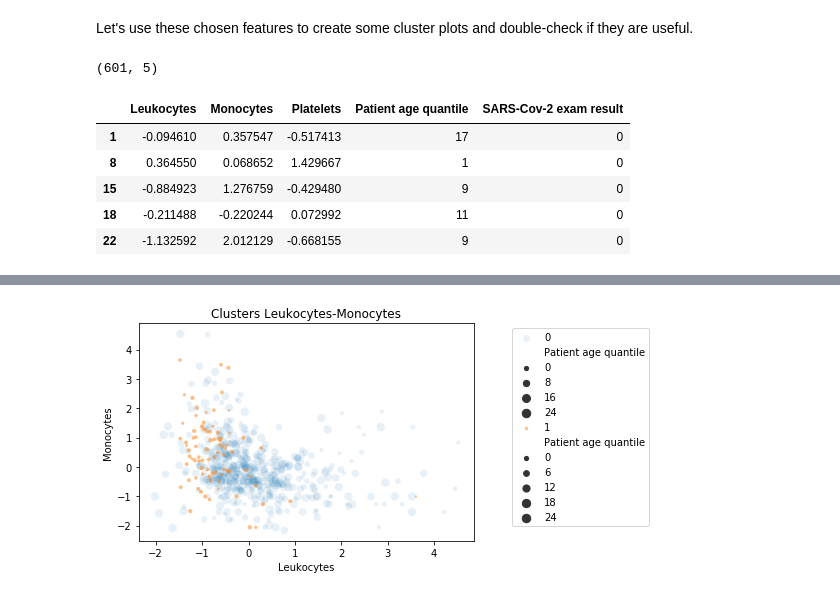
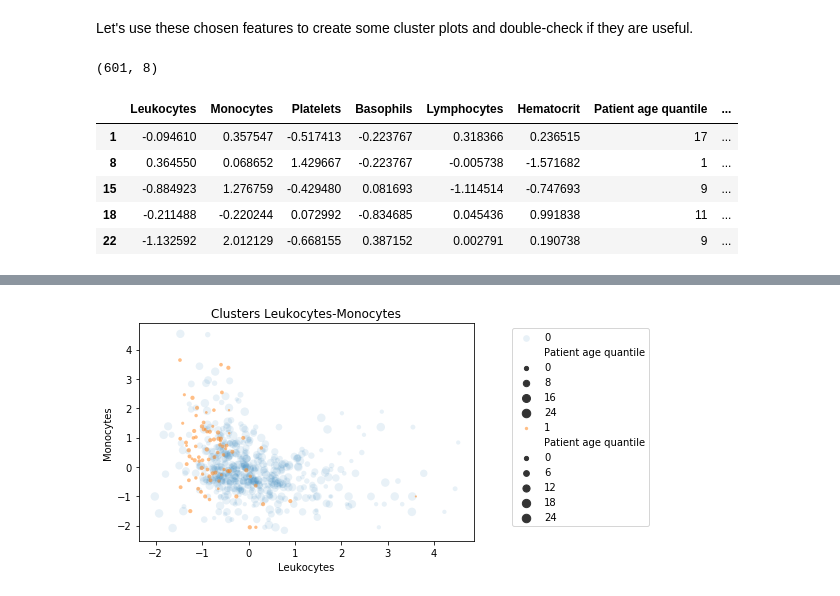
Before and after one commit to diogodutra/COVID-19-Albert_Eintein, a Jupyter notebook: COVID-19_Albert_Einstein.ipynb, the cells around one changed output, grey strips where cells are left out. Cells and saved outputs as stored; diff of their text form; code cells hidden in the pictures.

```diff
--- a/COVID-19_Albert_Einstein.ipynb
+++ b/COVID-19_Albert_Einstein.ipynb
@@ -273,23 +293,28 @@ Let's use these chosen features to create some cluster plots and double-check if
 # %%
 features_covid = [
     'Leukocytes',
     'Monocytes',
     'Platelets',
+    'Basophils',
+    'Lymphocytes',
+    'Hematocrit',
     'Patient age quantile',
 ]
 
 dat = data[features_covid + [label,]].dropna()
 
+dat.loc[:, label] = [1 if y=='positive' else 0 for y in dat[label]]
+
 print(dat.shape)
 dat.head()
 # %% [output]
-(601, 5)
+(601, 8)
-|  | Leukocytes | Monocytes | Platelets | Patient age quantile | SARS-Cov-2 exam result |
-| 1 | -0.094610 | 0.357547 | -0.517413 | 17 | 0 |
-| 8 | 0.364550 | 0.068652 | 1.429667 | 1 | 0 |
-| 15 | -0.884923 | 1.276759 | -0.429480 | 9 | 0 |
-| 18 | -0.211488 | -0.220244 | 0.072992 | 11 | 0 |
-| 22 | -1.132592 | 2.012129 | -0.668155 | 9 | 0 |
+|  | Leukocytes | Monocytes | Platelets | Basophils | Lymphocytes | Hematocrit | Patient age quantile | ... |
+| 1 | -0.094610 | 0.357547 | -0.517413 | -0.223767 | 0.318366 | 0.236515 | 17 | ... |
+| 8 | 0.364550 | 0.068652 | 1.429667 | -0.223767 | -0.005738 | -1.571682 | 1 | ... |
+| 15 | -0.884923 | 1.276759 | -0.429480 | 0.081693 | -1.114514 | -0.747693 | 9 | ... |
+| 18 | -0.211488 | -0.220244 | 0.072992 | -0.834685 | 0.045436 | 0.991838 | 11 | ... |
+| 22 | -1.132592 | 2.012129 | -0.668155 | 0.387152 | 0.002791 | 0.190738 | 9 | ... |
 # %%
 for feature in features_covid:
     plot_numerical(data, feature, label)
```
Also changed, not shown: parts of 30 cells of this notebook, 4 other files.
